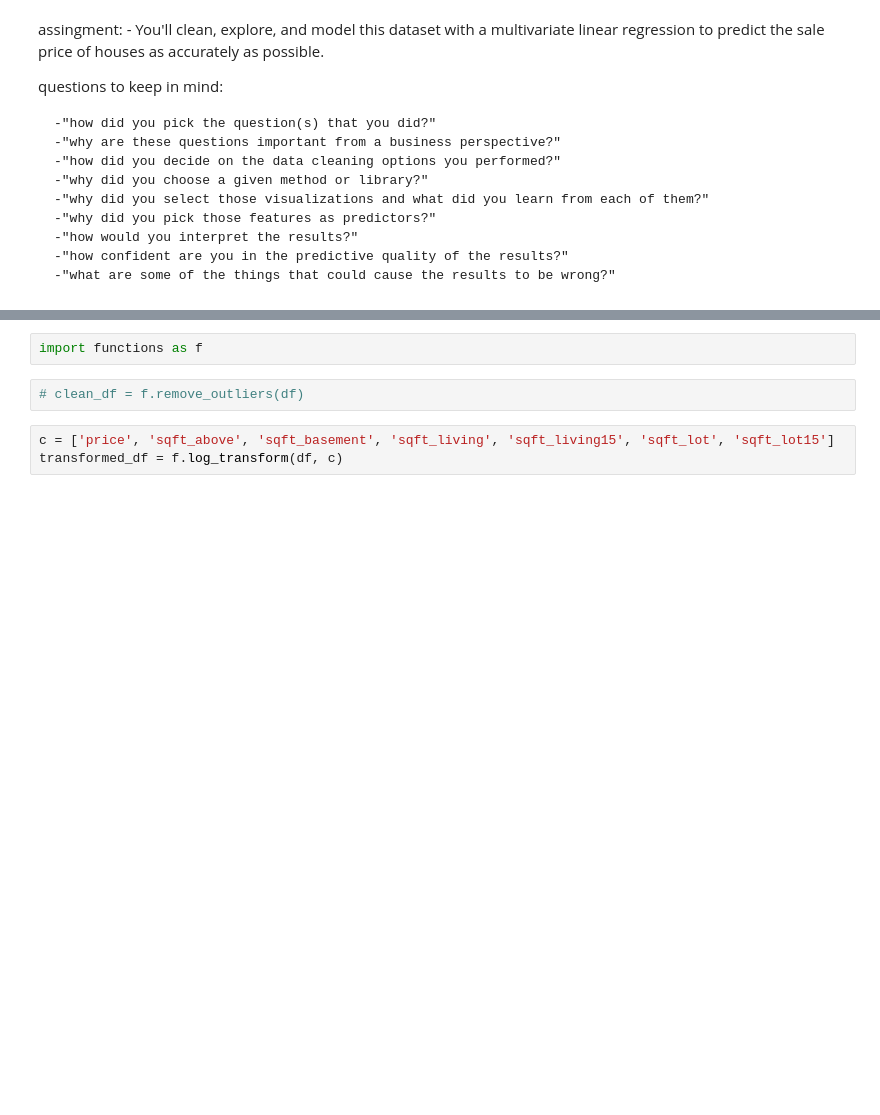
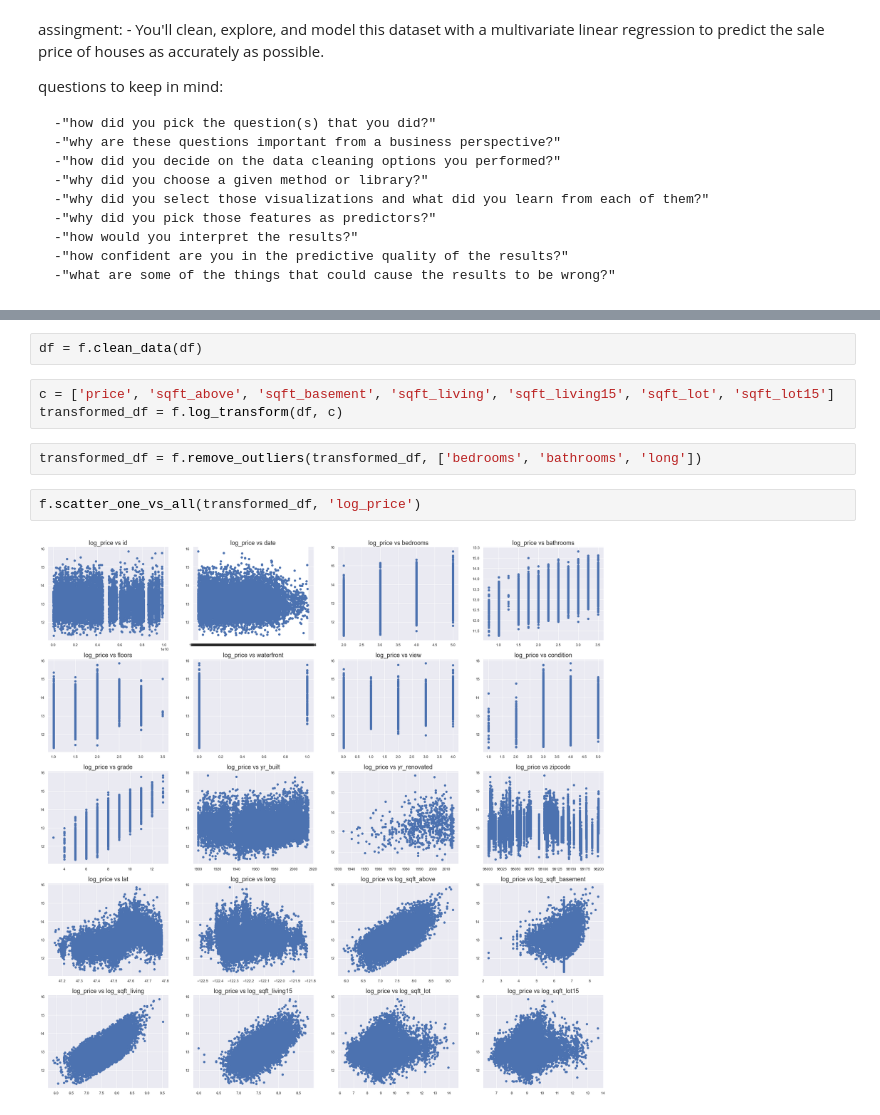
Before and after one commit to matt8955/Mod-1-project, a Jupyter notebook: cleaned_data.ipynb, the cells around one changed output, grey strips where cells are left out. Cells and saved outputs as stored; diff of their text form; blank space fills up the shorter version.

```diff
--- a/cleaned_data.ipynb
+++ b/cleaned_data.ipynb
@@ -257,10 +80,14 @@ Name: sqft_basement, dtype: float64
-# %%
-import functions as f
-# %%
-# clean_df = f.remove_outliers(df)
+# %%
+df = f.clean_data(df)
 # %%
 c = ['price', 'sqft_above', 'sqft_basement', 'sqft_living', 'sqft_living15', 'sqft_lot', 'sqft_lot15']
 transformed_df = f.log_transform(df, c)
+# %%
+transformed_df = f.remove_outliers(transformed_df, ['bedrooms', 'bathrooms', 'long'])
+# %%
+f.scatter_one_vs_all(transformed_df, 'log_price')
+# %% [output]
+[figure, added]
 # %%
 transformed_df.hist(bins=50, figsize=(20,15))
 # %% [output]
```
Also changed, not shown: parts of 24 cells of this notebook, 2 other files.
